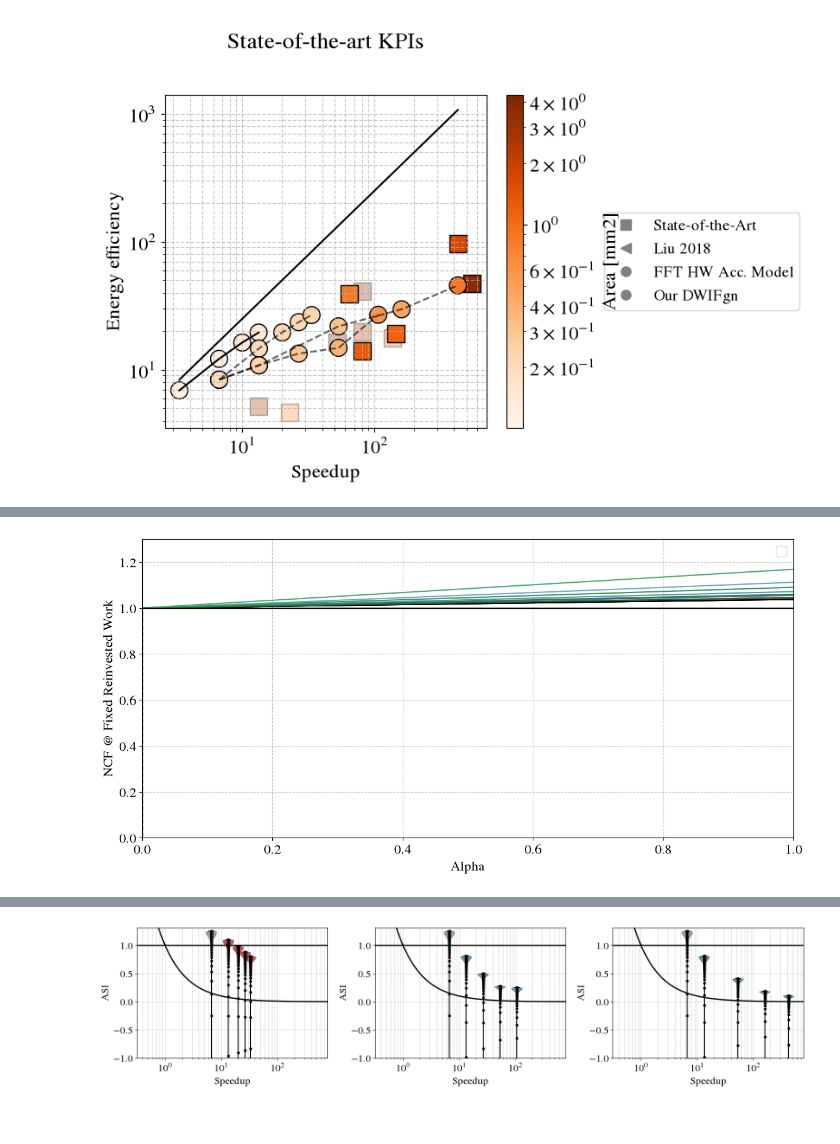
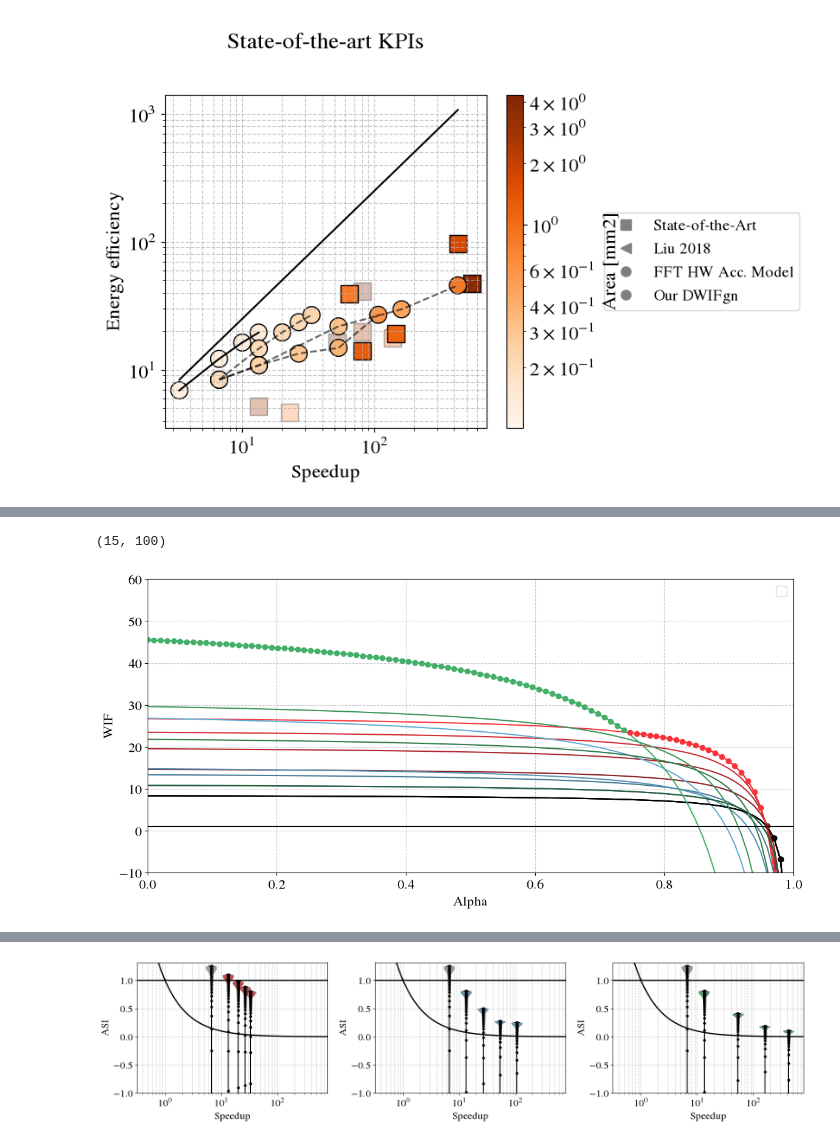
Before and after one commit to PolMaistriaux/IoT_Node_Modeling, a Jupyter notebook: Test_new_applications/Notebook_ASI_Framework.ipynb, the cells around one changed output, grey strips where cells are left out. Cells and saved outputs as stored; diff of their text form; code cells hidden in the pictures.

```diff
--- a/Test_new_applications/Notebook_ASI_Framework.ipynb
+++ b/Test_new_applications/Notebook_ASI_Framework.ipynb
@@ -129,7 +130,7 @@ baseline_power   = baseline_energy / baseline_latency
 
 area_overlap = 0#0.095
 
-beta = 0.00001
+beta = 1
 # %%
 # ----------------------------------------------------------------------
 #           RATIO
@@ -569,41 +628,55 @@ plt.show()
 # %%
 plot_soa = 1
 plot_our = 0
 
 # Plot the operation footprint vs FFT throughput
 fig, ax = plt.subplots(1,1,figsize=(12, 6), sharey='row', squeeze=False)
 
+curves = []
+curve_colors = []
 for k in range(3):
     ax[0,0].set_xlabel('ALpha')
     ax[0,0].grid(True, which='both', linestyle='--', alpha=0.7)
 
     # Add our accelerator
 
     for a in range(len(baseline_area)):
+
+
         for d, j in enumerate(analysis_Mem_type):
-            p = ax[0,0].plot(alpha_studied,   theor_ncf_res[:,a,k,0,d,0],   color = 'black' , linestyle ='-')
-            p = ax[0,0].vlines(theor_crit_alpha [a,k,0,d,0], ymin=0, ymax=1,   color = 'black' , linestyle ='--')
+            p = ax[0,0].plot(alpha_studied,   theor_ncf_test[:,a,k,0,d,0],   color = 'black' , linestyle ='-')
+            curves.append(theor_ncf_test[:,a,k,0,d,0])
+            curve_colors.append('black')
 
         for i in range(1,arch_Dim):
             for d, j in enumerate(analysis_Mem_type):
-                p = ax[0,0].plot(alpha_studied,   theor_ncf_res[:,a,k,i,d,0],   color = color_array[k,i] , linestyle ='-')
-                p = ax[0,0].vlines(theor_crit_alpha [a,k,i,d,0], ymin=0, ymax=1,   color = 'black' , linestyle ='--')
+                p = ax[0,0].plot(alpha_studied,   theor_ncf_test[:,a,k,i,d,0],   color = color_array[k,i] , linestyle ='-')
+                curves.append(theor_ncf_test[:,a,k,i,d,0])
+                curve_colors.append(color_array[k,i])
+
+# Highlight, at each x, the curve with the highest value there
+curves = np.array(curves)
+max_values = np.max(curves, axis=0)
+for curve, color in zip(curves, curve_colors):
+    highlight = np.where(curve == max_values, curve, np.nan)
+    ax[0,0].plot(alpha_studied, highlight, color=color, linestyle='-', marker = 'o') #, linewidth=6)
+print(np.shape(curves))
+
+ax[0,0].hlines(y=1,xmin = 0, xmax=1, color= "black")
+ax[0,0].set_ylim([-10,60])
+ax[0,0].set_xlim([0,1])
+ax[0,0].set_xlabel("Alpha")
 
 
-    ax[0,0].hlines(y=1,xmin = 0, xmax=1, color= "black")
-    ax[0,0].set_ylim([0,1.3])
-    ax[0,0].set_xlim([0,1])
-    ax[0,0].set_xlabel("Alpha")
-
-
-ax[0,0].set_ylabel("NCF @ Fixed Reinvested Work")
+ax[0,0].set_ylabel("WIF")
 ax[0,0].legend()
 
 # Add legend
 fig.tight_layout()
 plt.show()
 # %% [output]
+(15, 100)
-[figure, old version]
+[figure, new version]
 # %%
 plot_soa = 1
 plot_our = 0
```
Also changed, not shown: parts of 10 cells of this notebook, 3 other files.
